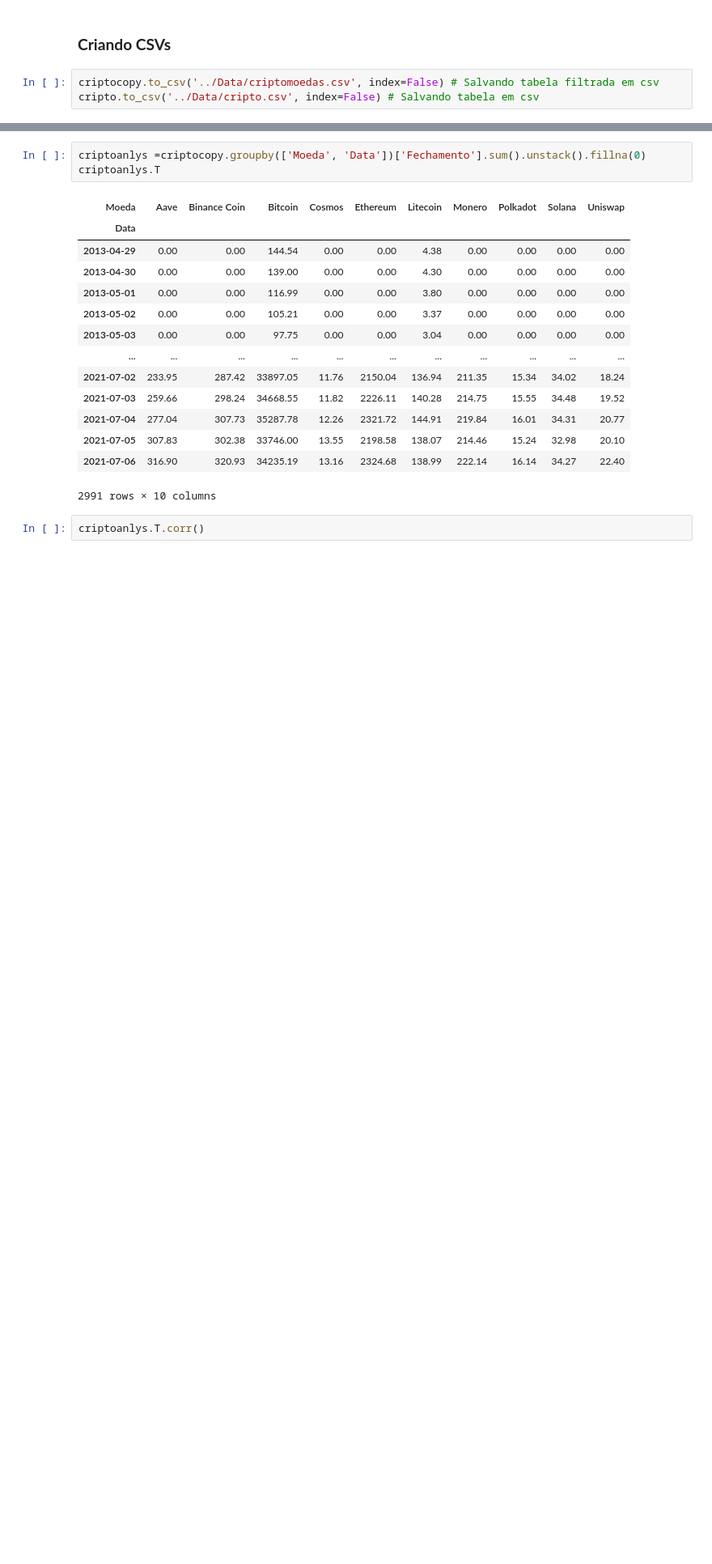
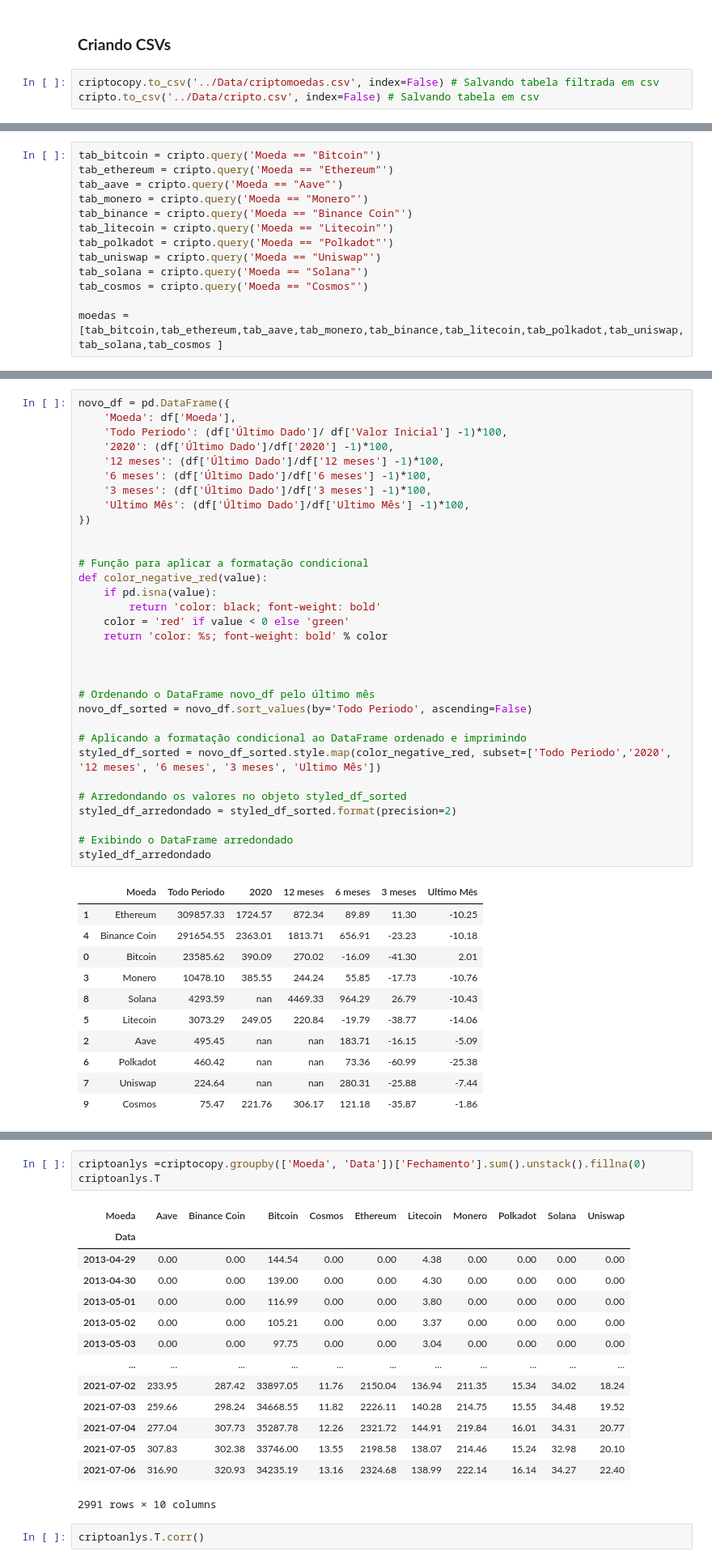
Before and after one commit to NewKanvas/M5-Projeto-5, a Jupyter notebook: Code/crypto_anlys.ipynb, the cells around one changed output, grey strips where cells are left out. Shown at 81% size. Saved outputs shown, nothing was run; the diff lists cells and outputs as text; blank space fills up the shorter version.

```diff
--- a/Code/crypto_anlys.ipynb
+++ b/Code/crypto_anlys.ipynb
@@ -293,0 +307,13 @@ cripto.to_csv('../Data/cripto.csv', index=False) # Salvando tabela em csv
+# %%
+tab_bitcoin = cripto.query('Moeda == "Bitcoin"')
+tab_ethereum = cripto.query('Moeda == "Ethereum"')
+tab_aave = cripto.query('Moeda == "Aave"')
+tab_monero = cripto.query('Moeda == "Monero"')
+tab_binance = cripto.query('Moeda == "Binance Coin"')
+tab_litecoin = cripto.query('Moeda == "Litecoin"')
+tab_polkadot = cripto.query('Moeda == "Polkadot"')
+tab_uniswap = cripto.query('Moeda == "Uniswap"')
+tab_solana = cripto.query('Moeda == "Solana"')
+tab_cosmos = cripto.query('Moeda == "Cosmos"')
+
+moedas = [tab_bitcoin,tab_ethereum,tab_aave,tab_monero,tab_binance,tab_litecoin,tab_polkadot,tab_uniswap,tab_solana,tab_cosmos ]
@@ -293,0 +392,44 @@ cripto.to_csv('../Data/cripto.csv', index=False) # Salvando tabela em csv
+# %%
+novo_df = pd.DataFrame({
+    'Moeda': df['Moeda'],
+    'Todo Periodo': (df['Último Dado']/ df['Valor Inicial'] -1)*100,
+    '2020': (df['Último Dado']/df['2020'] -1)*100,
+    '12 meses': (df['Último Dado']/df['12 meses'] -1)*100,
+    '6 meses': (df['Último Dado']/df['6 meses'] -1)*100,
+    '3 meses': (df['Último Dado']/df['3 meses'] -1)*100,
+    'Ultimo Mês': (df['Último Dado']/df['Ultimo Mês'] -1)*100,
+})
+
+
+# Função para aplicar a formatação condicional
+def color_negative_red(value):
+    if pd.isna(value):
+        return 'color: black; font-weight: bold'
+    color = 'red' if value < 0 else 'green'
+    return 'color: %s; font-weight: bold' % color
+
+
+
+# Ordenando o DataFrame novo_df pelo último mês
+novo_df_sorted = novo_df.sort_values(by='Todo Periodo', ascending=False)
+
+# Aplicando a formatação condicional ao DataFrame ordenado e imprimindo
+styled_df_sorted = novo_df_sorted.style.map(color_negative_red, subset=['Todo Periodo','2020', '12 meses', '6 meses', '3 meses', 'Ultimo Mês'])
+
+# Arredondando os valores no objeto styled_df_sorted
+styled_df_arredondado = styled_df_sorted.format(precision=2)
+
+# Exibindo o DataFrame arredondado
+styled_df_arredondado
+# %% [output]
+|  | Moeda | Todo Periodo | 2020 | 12 meses | 6 meses | 3 meses | Ultimo Mês |
+| 1 | Ethereum | 309857.33 | 1724.57 | 872.34 | 89.89 | 11.30 | -10.25 |
+| 4 | Binance Coin | 291654.55 | 2363.01 | 1813.71 | 656.91 | -23.23 | -10.18 |
+| 0 | Bitcoin | 23585.62 | 390.09 | 270.02 | -16.09 | -41.30 | 2.01 |
+| 3 | Monero | 10478.10 | 385.55 | 244.24 | 55.85 | -17.73 | -10.76 |
+| 8 | Solana | 4293.59 | nan | 4469.33 | 964.29 | 26.79 | -10.43 |
+| 5 | Litecoin | 3073.29 | 249.05 | 220.84 | -19.79 | -38.77 | -14.06 |
+| 2 | Aave | 495.45 | nan | nan | 183.71 | -16.15 | -5.09 |
+| 6 | Polkadot | 460.42 | nan | nan | 73.36 | -60.99 | -25.38 |
+| 7 | Uniswap | 224.64 | nan | nan | 280.31 | -25.88 | -7.44 |
+| 9 | Cosmos | 75.47 | 221.76 | 306.17 | 121.18 | -35.87 | -1.86 |
```
Also changed, not shown: parts of 22 cells of this notebook.
